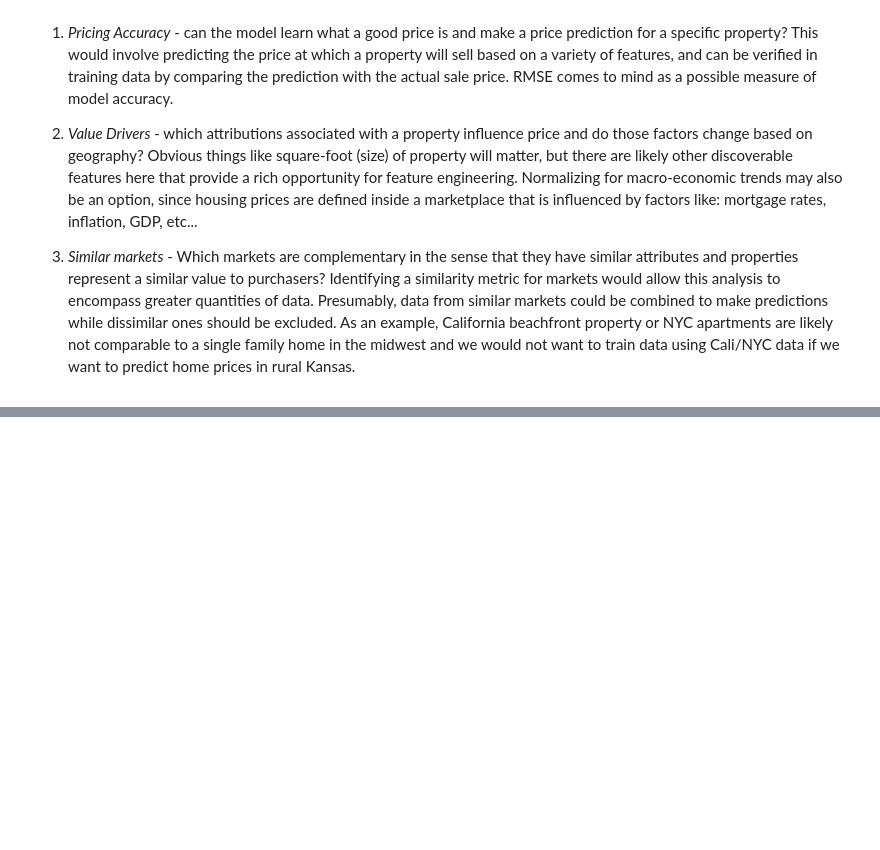
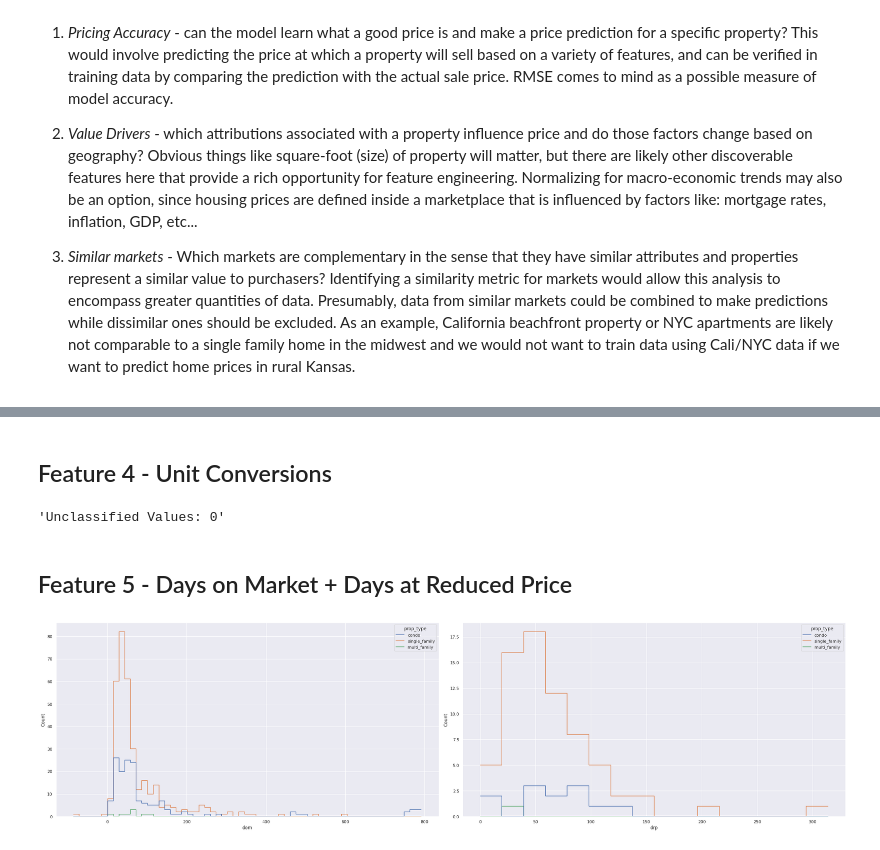
Before and after one commit to peter-callahan/Real-Estate-Pricing, a Jupyter notebook: real_estate_project_overview.ipynb, the cells around one changed output, grey strips where cells are left out. Saved outputs shown, nothing was run; the diff lists cells and outputs as text; code cells hidden in the pictures; blank space fills up the shorter version.

```diff
--- a/real_estate_project_overview.ipynb
+++ b/real_estate_project_overview.ipynb
@@ -162,0 +216,6 @@ Name: beds, dtype: float64
+# %%
+prop_data['baths'] = prop_data['baths'].replace('Call', np.NaN)
+prop_data['bath'] = prop_data['baths_half'].fillna(0) / 2 + prop_data['baths_full'].fillna(0)
+
+# No bathrooms? No way.  Make these NAN and fill during pipelines later
+prop_data['bath'] = prop_data['bath'].replace(0, np.NaN)
@@ -162,0 +224,8 @@ Name: beds, dtype: float64
+# %%
+binary_cols = ['is_showcase', 'is_new_construction', 'has_leadform', 'is_cobroker', 'is_foreclosure', 'price_reduced']
+
+prop_data[binary_cols] = prop_data[binary_cols].fillna(False)
+
+for col in binary_cols:
+    print(col)
+    display(prop_data[col].value_counts(dropna=False))
@@ -162,0 +255,60 @@ Name: beds, dtype: float64
+# %% [markdown]
+## Feature 4 - Unit Conversions
+# %%
+# Extract lot sizes, convert to same units
+
+def acres_to_sqft(row):
+    if 'acres' in str(row['lot_size']):
+        return float(str.strip(row['lot_size'].replace('acres', '').replace(',', ''))) * 43560
+    elif 'sq ft lot' in str(row['lot_size']):
+        return float(str.strip(row['lot_size'].replace('sq ft lot', '').replace(',', '')))
+    elif pd.isna(row['lot_size']):
+        return row['lot_size']
+    else:
+        return -1
+
+prop_data['lot_size_sqft'] = prop_data.apply(acres_to_sqft, axis=1)
+
+display(f"Unclassified Values: {prop_data[ prop_data['lot_size_sqft'] == -1].shape[0]}")
+# %% [output]
+'Unclassified Values: 0'
+# %% [markdown]
+## Feature 5 - Days on Market + Days at Reduced Price
+# %%
+prop_data['dom'] = (prop_data['sold_date'].dt.date - prop_data['list_date']).dt.days
+
+prop_data['drp'] = np.where(pd.isna(prop_data['price_reduced_date']),
+                                    np.NaN,
+                                    (prop_data['sold_date'].dt.date  - prop_data['price_reduced_date']).dt.days)
+# %%
+sns.set_theme(rc={
+    # 'figure.figsize':(18,8),
+    'figure.autolayout':True,
+    'figure.subplot.wspace':0.02}
+    )
+
+fig, ax = plt.subplots(1,2)
+
+sns.histplot(
+    data=prop_data,
+    x="dom",
+    hue='prop_type',
+    kde=False,
+    element='step',
+    fill=False,
+    ax=ax[0]
+)
+
+sns.histplot(
+    data=prop_data,
+    x="drp",
+    hue='prop_type',
+    kde=False,
+    element='step',
+    fill=False,
+    ax=ax[1]
+)
+
+fig.show()
+# %% [output]
+[figure, added]
```
Also changed, not shown: parts of 35 cells of this notebook.
